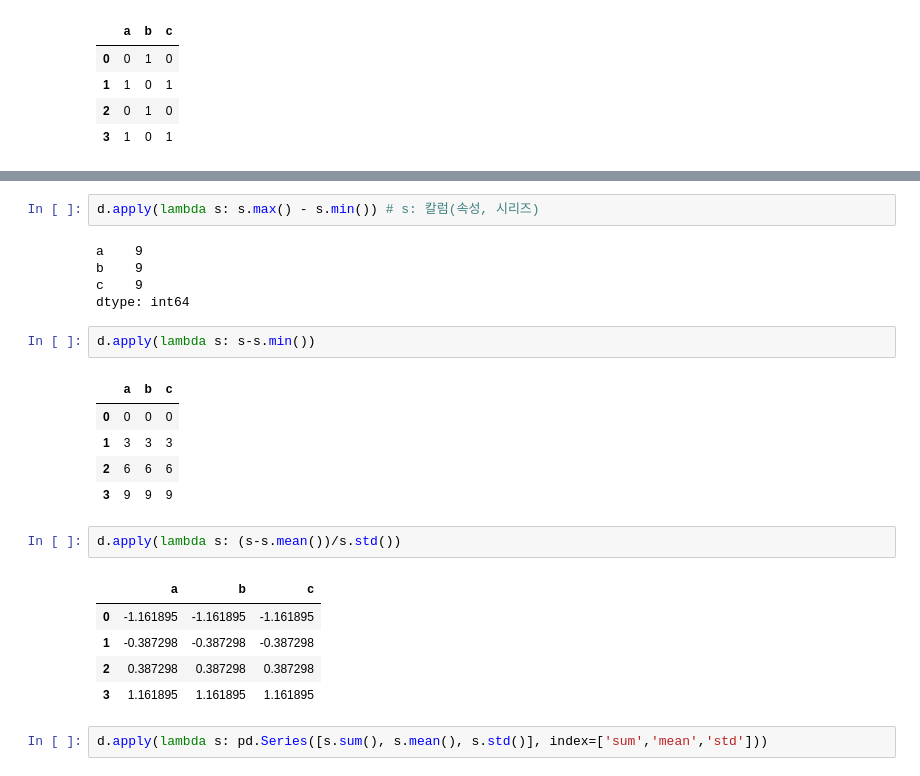
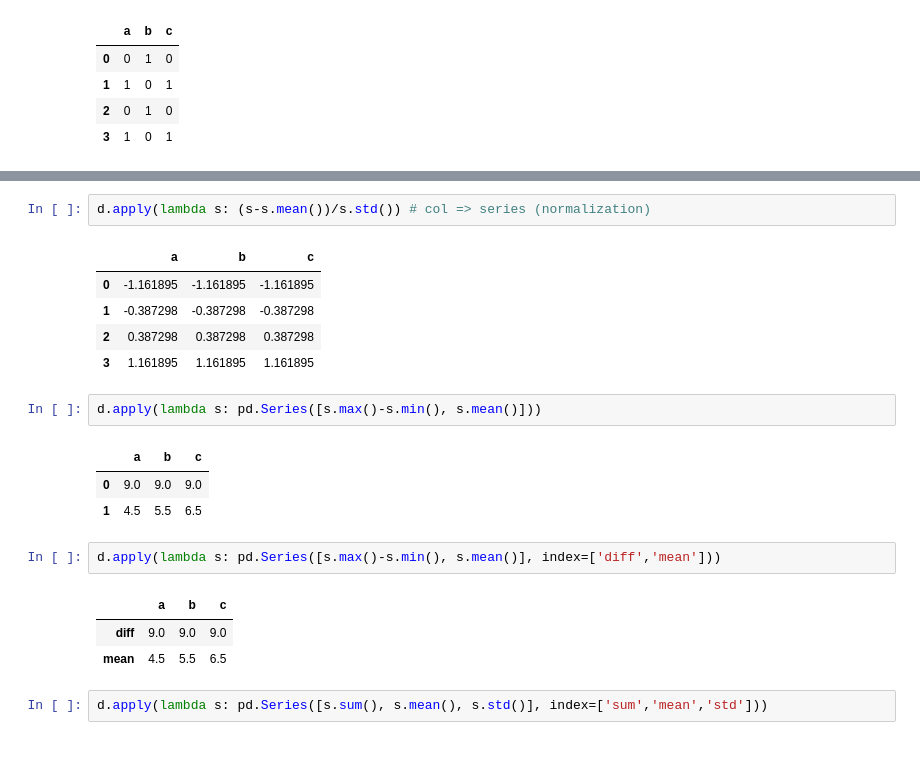
Before and after one commit to gubosd/lecture14, a Jupyter notebook: 데이터분석/04_pandas_01_기초.ipynb, the cells around one changed output, grey strips where cells are left out. Drawn from its saved outputs; the diff is of its cells as text.

```diff
--- a/데이터분석/04_pandas_01_기초.ipynb
+++ b/데이터분석/04_pandas_01_기초.ipynb
@@ -909,26 +925,23 @@ d.applymap(lambda x: x%2) # 항목 하나하나 계산
+# %%
+d.apply(lambda s: (s-s.mean())/s.std()) # col => series (normalization)
+# %% [output]
+|  | a | b | c |
+| 0 | -1.161895 | -1.161895 | -1.161895 |
+| 1 | -0.387298 | -0.387298 | -0.387298 |
+| 2 | 0.387298 | 0.387298 | 0.387298 |
+| 3 | 1.161895 | 1.161895 | 1.161895 |
 # %%
-d.apply(lambda s: s.max() - s.min()) # s: 칼럼(속성, 시리즈)
+d.apply(lambda s: pd.Series([s.max()-s.min(), s.mean()]))
 # %% [output]
-a    9
-b    9
-c    9
-dtype: int64
+|  | a | b | c |
+| 0 | 9.0 | 9.0 | 9.0 |
+| 1 | 4.5 | 5.5 | 6.5 |
 # %%
-d.apply(lambda s: s-s.min())
+d.apply(lambda s: pd.Series([s.max()-s.min(), s.mean()], index=['diff','mean']))
 # %% [output]
 |  | a | b | c |
-| 0 | 0 | 0 | 0 |
-| 1 | 3 | 3 | 3 |
-| 2 | 6 | 6 | 6 |
-| 3 | 9 | 9 | 9 |
+| diff | 9.0 | 9.0 | 9.0 |
+| mean | 4.5 | 5.5 | 6.5 |
-# %%
-d.apply(lambda s: (s-s.mean())/s.std())
-# %% [output]
-|  | a | b | c |
-| 0 | -1.161895 | -1.161895 | -1.161895 |
-| 1 | -0.387298 | -0.387298 | -0.387298 |
-| 2 | 0.387298 | 0.387298 | 0.387298 |
-| 3 | 1.161895 | 1.161895 | 1.161895 |
 # %%
 d.apply(lambda s: pd.Series([s.sum(), s.mean(), s.std()], index=['sum','mean','std']))
 # %% [output]
```
Also changed, not shown: parts of 88 cells of this notebook, 3 other files.
